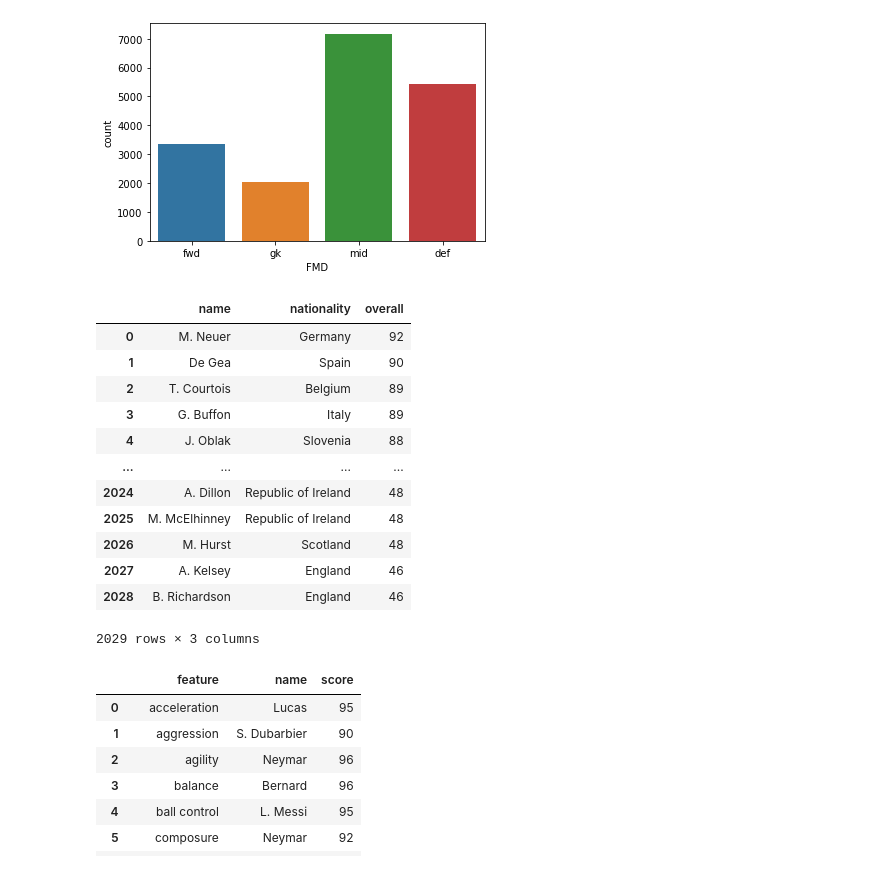
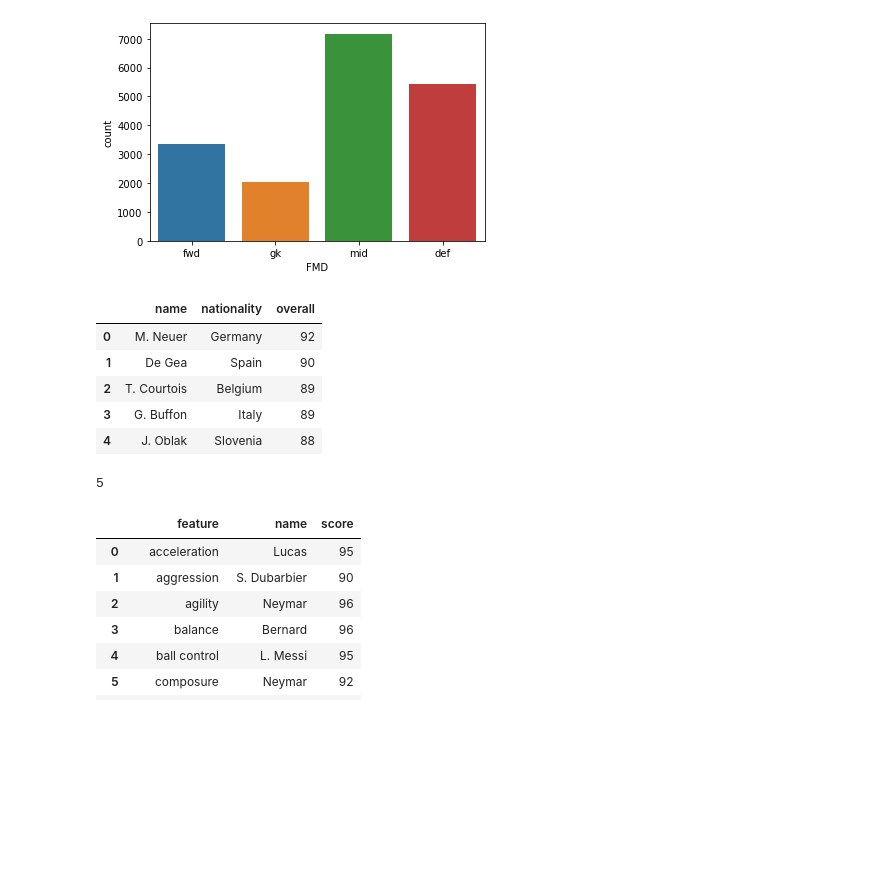
Before and after one commit to imabiodun/fifa-ranking, a Jupyter notebook: fifa-player-ranking.ipynb, the cells around one changed output. Cells and saved outputs as stored; diff of their text form; code cells hidden in the pictures; blank space fills up the shorter version.

```diff
--- a/fifa-player-ranking.ipynb
+++ b/fifa-player-ranking.ipynb
@@ -158,21 +161,19 @@ sns.countplot(data_cleaned['FMD'])
 # %%
 # rank goal kepeper in the world according to their overall ranking
 gk_data = data_cleaned.loc[data_cleaned['preferred positions'] == 'GK'].sort_values('overall',ascending = False)
-gk_data.loc[:,['name','nationality','overall']].reset_index(drop = True)
+gk_data = gk_data.loc[:,['name','nationality','overall']].reset_index(drop = True)
+gk_data.head()
 # %% [output]
 |  | name | nationality | overall |
 | 0 | M. Neuer | Germany | 92 |
 | 1 | De Gea | Spain | 90 |
 | 2 | T. Courtois | Belgium | 89 |
 | 3 | G. Buffon | Italy | 89 |
 | 4 | J. Oblak | Slovenia | 88 |
-| ... | ... | ... | ... |
-| 2024 | A. Dillon | Republic of Ireland | 48 |
-| 2025 | M. McElhinney | Republic of Ireland | 48 |
-| 2026 | M. Hurst | Scotland | 48 |
-| 2027 | A. Kelsey | England | 46 |
-| 2028 | B. Richardson | England | 46 |
-2029 rows × 3 columns
+# %%
+data_cleaned['crossing'].min()
+# %% [output]
+5
 # %%
 #best players for each feature and their score
 best_player_feature = pd.concat([data_cleaned.set_index(['name'])[cols_num].idxmax(),data_cleaned[cols_num].max(0)],axis = 1).reset_index()
```
Also changed, not shown: parts of 11 cells of this notebook.
